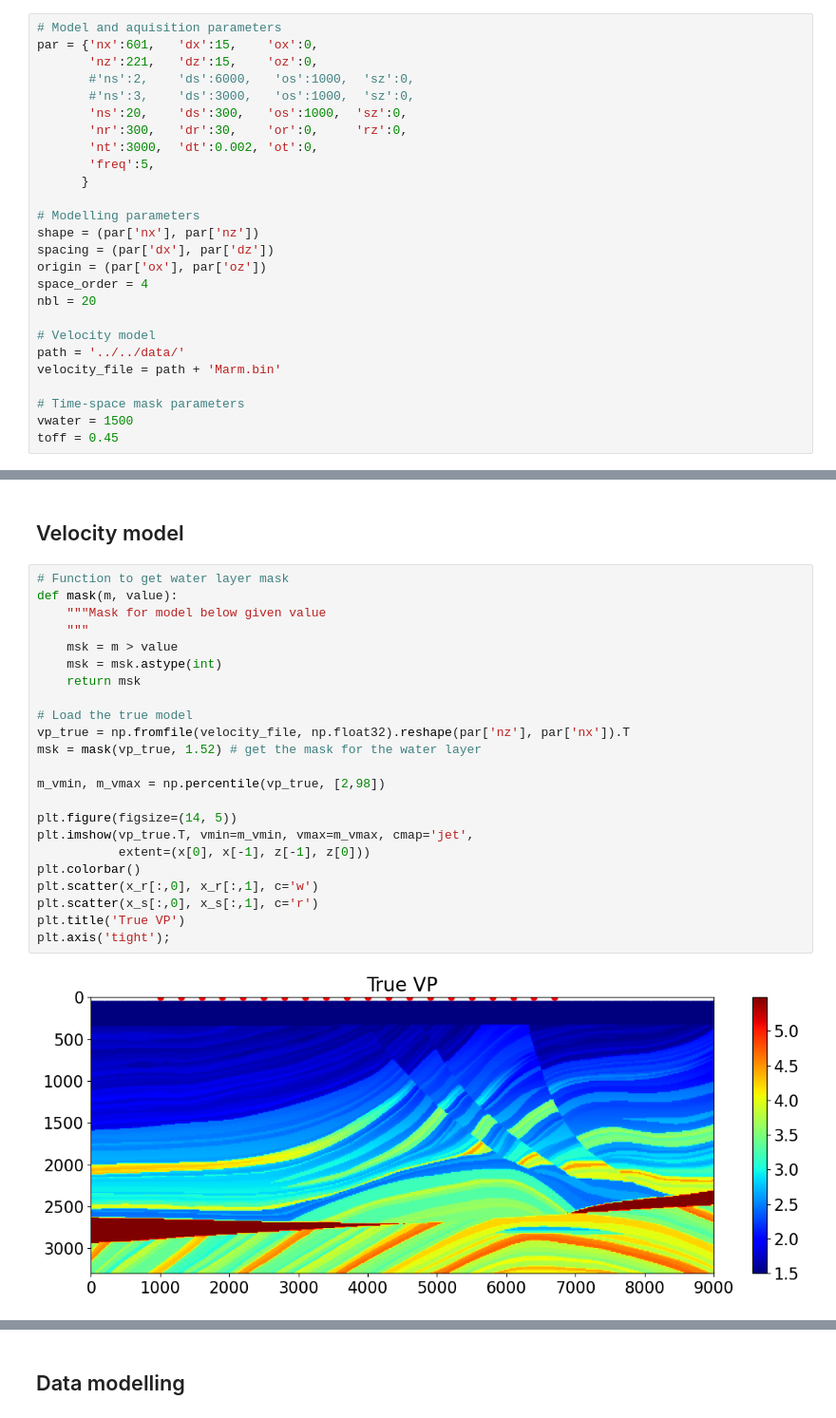
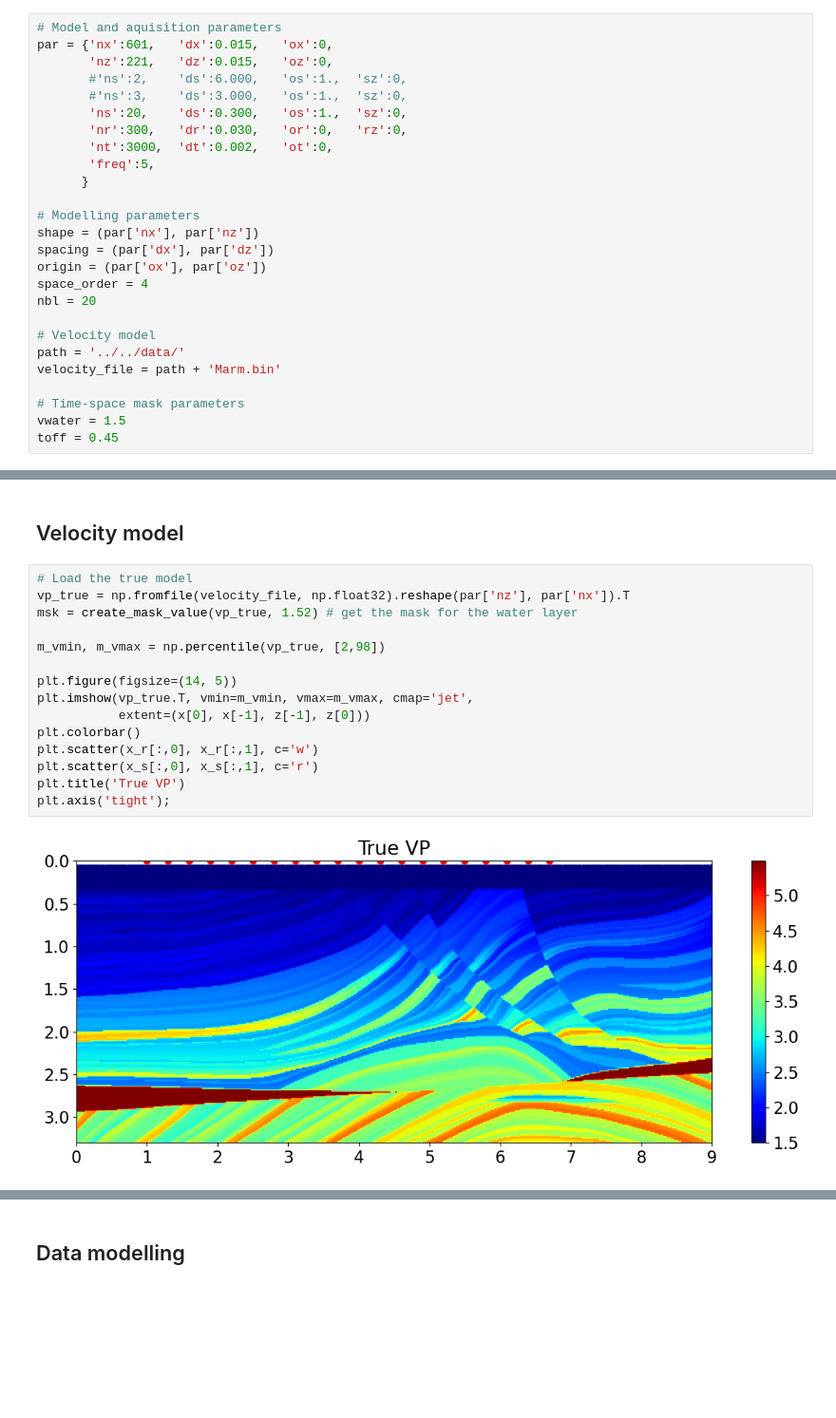
Before and after one commit to DIG-Kaust/Devito-fwi, a Jupyter notebook: notebooks/acoustic/Gradient_comparison.ipynb, the cells around one changed output, grey strips where cells are left out. Shown at 95% size. Saved outputs shown, nothing was run; the diff lists cells and outputs as text; blank space fills up the shorter version.

```diff
--- a/notebooks/acoustic/Gradient_comparison.ipynb
+++ b/notebooks/acoustic/Gradient_comparison.ipynb
@@ -37,13 +40,13 @@ clear_devito_cache()
 ## Parameters
 # %%
 # Model and aquisition parameters
-par = {'nx':601,   'dx':15,    'ox':0,
-       'nz':221,   'dz':15,    'oz':0,
-       #'ns':2,    'ds':6000,   'os':1000,  'sz':0,
-       #'ns':3,    'ds':3000,   'os':1000,  'sz':0,
-       'ns':20,    'ds':300,   'os':1000,  'sz':0,
-       'nr':300,   'dr':30,    'or':0,     'rz':0,
-       'nt':3000,  'dt':0.002, 'ot':0,
+par = {'nx':601,   'dx':0.015,   'ox':0,
+       'nz':221,   'dz':0.015,   'oz':0,
+       #'ns':2,    'ds':6.000,   'os':1.,  'sz':0,
+       #'ns':3,    'ds':3.000,   'os':1.,  'sz':0,
+       'ns':20,    'ds':0.300,   'os':1.,  'sz':0,
+       'nr':300,   'dr':0.030,   'or':0,   'rz':0,
+       'nt':3000,  'dt':0.002,   'ot':0,
        'freq':5,
       }
 
@@ -59,7 +62,7 @@ path = '../../data/'
 velocity_file = path + 'Marm.bin'
 
 # Time-space mask parameters
-vwater = 1500
+vwater = 1.5
 toff = 0.45
 # %% [markdown]
 ## Acquisition set-up
@@ -85,30 +88,22 @@ x_r[:, 1] = par['rz']
 # %% [markdown]
 ## Velocity model
 # %%
-# Function to get water layer mask
-def mask(m, value):
-    """Mask for model below given value
-    """
-    msk = m > value
-    msk = msk.astype(int)
-    return msk
-
 # Load the true model
 vp_true = np.fromfile(velocity_file, np.float32).reshape(par['nz'], par['nx']).T
-msk = mask(vp_true, 1.52) # get the mask for the water layer
+msk = create_mask_value(vp_true, 1.52) # get the mask for the water layer
 
 m_vmin, m_vmax = np.percentile(vp_true, [2,98])
 
 plt.figure(figsize=(14, 5))
 plt.imshow(vp_true.T, vmin=m_vmin, vmax=m_vmax, cmap='jet',
            extent=(x[0], x[-1], z[-1], z[0]))
 plt.colorbar()
 plt.scatter(x_r[:,0], x_r[:,1], c='w')
 plt.scatter(x_s[:,0], x_s[:,1], c='r')
 plt.title('True VP')
 plt.axis('tight');
 # %% [output]
-[figure, old version]
+[figure, new version]
 # %%
 # Initial model for FWI by smoothing the true model
 vp_init = gaussian_filter(vp_true, sigma=[15,10])
```
Also changed, not shown: parts of 14 cells of this notebook, 2 other files.
